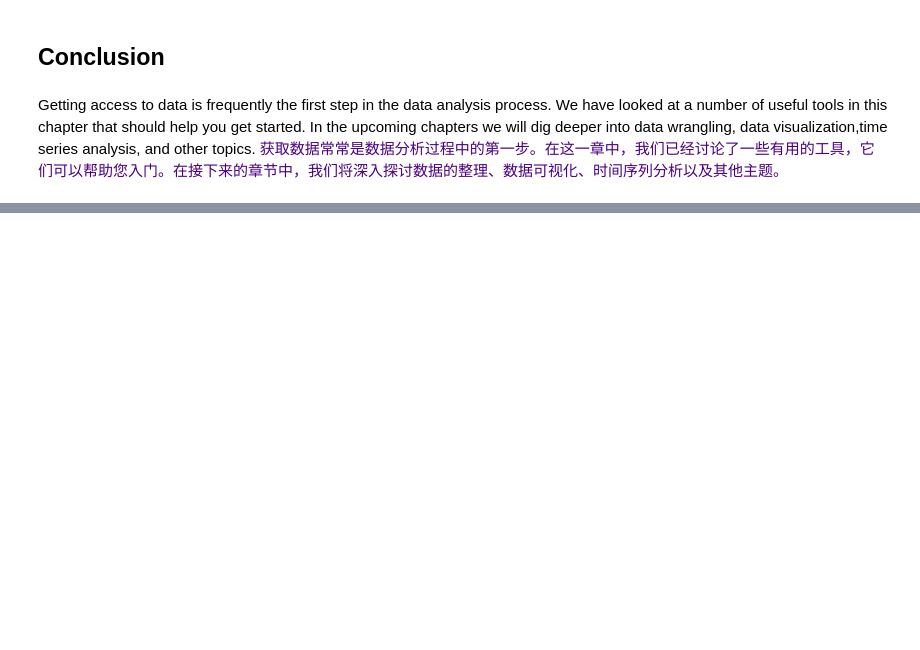
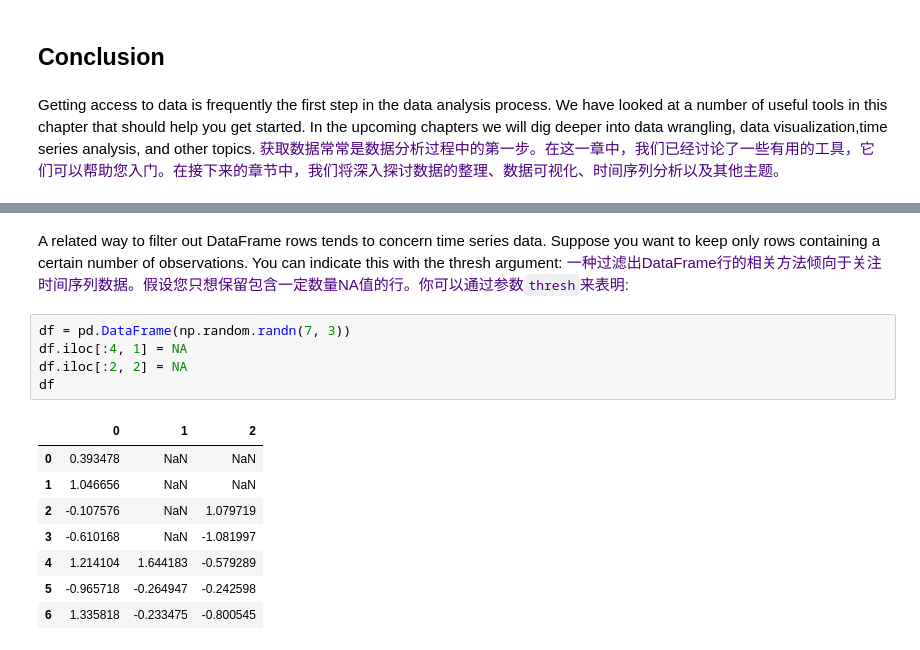
Before and after one commit to edenwzg/code, a Jupyter notebook: jupyter/Python for data analysis/Chapter 6. Data loading,Storage,and File Formats.ipynb, the cells around one changed output, grey strips where cells are left out. Saved outputs shown, nothing was run; the diff lists cells and outputs as text; blank space fills up the shorter version.

```diff
--- a/jupyter/Python for data analysis/Chapter 6. Data loading,Storage,and File Formats.ipynb
+++ b/jupyter/Python for data analysis/Chapter 6. Data loading,Storage,and File Formats.ipynb
@@ -1205,0 +1463,18 @@ Getting access to data is frequently the first step in the data analysis process
+# %% [markdown]
+A related way to filter out DataFrame rows tends to concern time series data. Suppose you want to keep only rows containing a certain number of observations. You can indicate this with the thresh argument:
+<font color=Indigo>
+一种过滤出DataFrame行的相关方法倾向于关注时间序列数据。假设您只想保留包含一定数量NA值的行。你可以通过参数`thresh`来表明:
+# %%
+df = pd.DataFrame(np.random.randn(7, 3))
+df.iloc[:4, 1] = NA
+df.iloc[:2, 2] = NA
+df
+# %% [output]
+|  | 0 | 1 | 2 |
+| 0 | 0.393478 | NaN | NaN |
+| 1 | 1.046656 | NaN | NaN |
+| 2 | -0.107576 | NaN | 1.079719 |
+| 3 | -0.610168 | NaN | -1.081997 |
+| 4 | 1.214104 | 1.644183 | -0.579289 |
+| 5 | -0.965718 | -0.264947 | -0.242598 |
+| 6 | 1.335818 | -0.233475 | -0.800545 |
```
Also changed, not shown: parts of 70 cells of this notebook, 1 other file.
